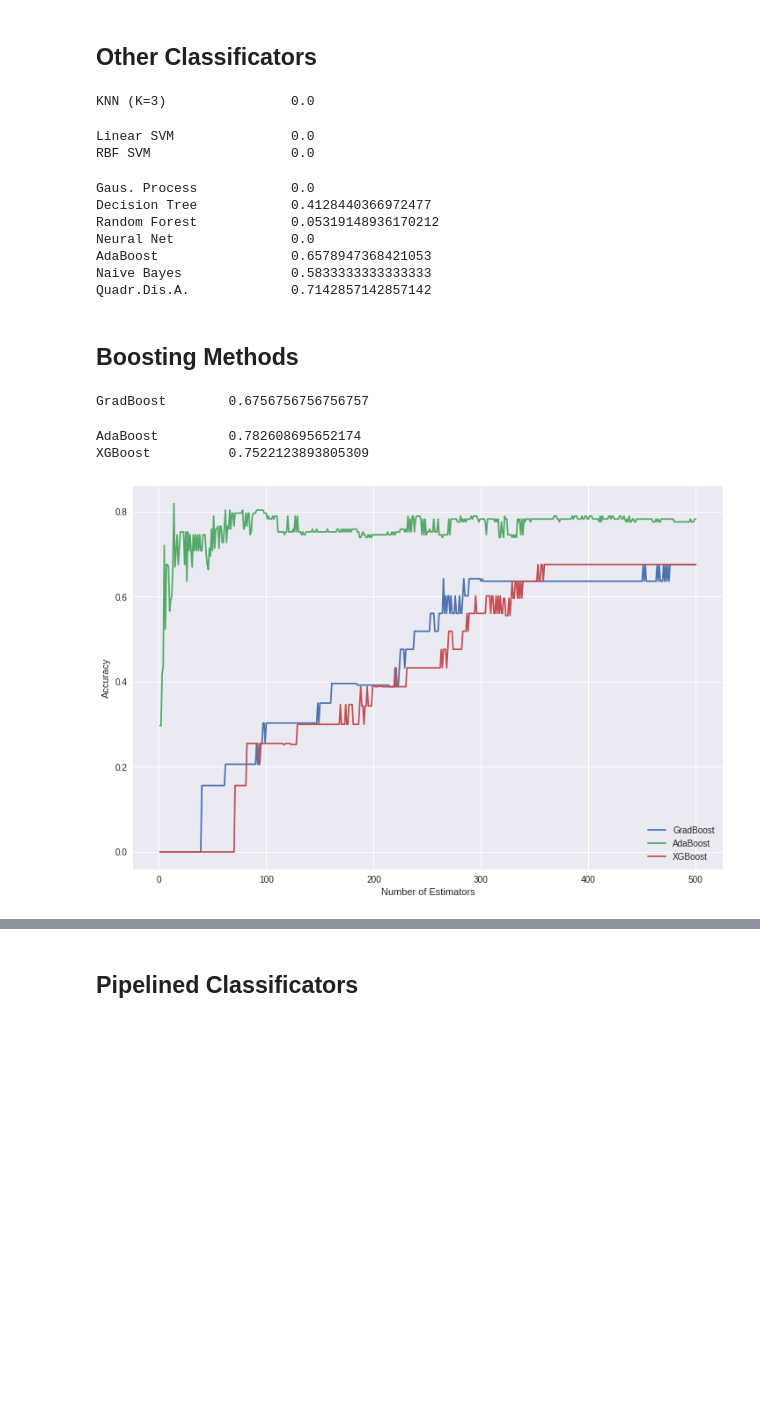
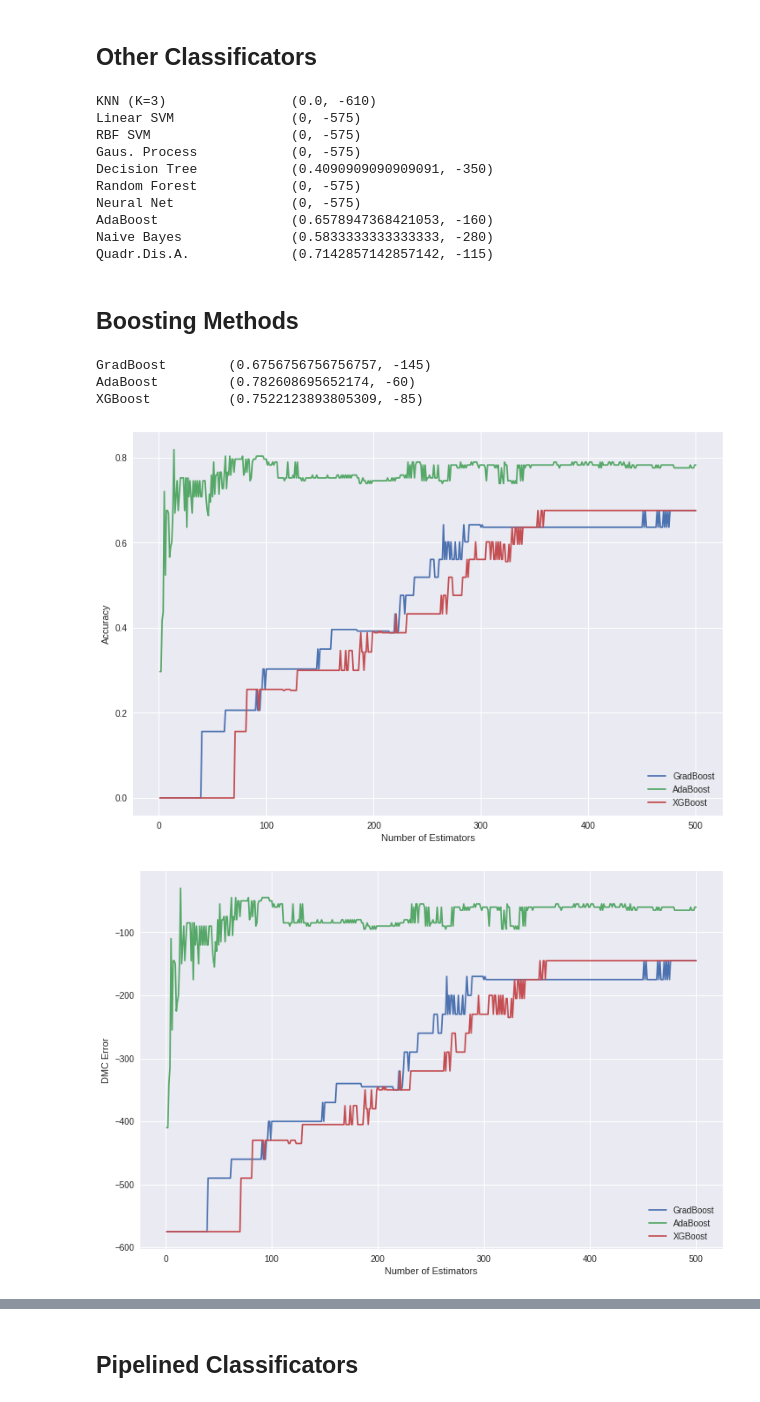
Before and after one commit to LackesLab/dmc2019, a Jupyter notebook: notebooks/alexander_classificator_v1.ipynb, the cells around one changed output, grey strips where cells are left out. Drawn from its saved outputs; the diff is of its cells as text; code cells hidden in the pictures; blank space fills up the shorter version.

```diff
--- a/notebooks/alexander_classificator_v1.ipynb
+++ b/notebooks/alexander_classificator_v1.ipynb
@@ -76,7 +76,7 @@ X_train, X_test, y_train, y_test = df_train_X.values, df_val_X.values, df_train_
 # %%
 def score_function(y_test, y_pred):
   # return metrics.accuracy_score(y_test, y_pred)
-  return metrics.fbeta_score(y_test, y_pred, beta=2)
+  return (0 if all(y_pred == 0) else metrics.fbeta_score(y_test, y_pred, beta=2), np.sum(metrics.confusion_matrix(y_test, y_pred)*np.array([[0, -5],[ -25, 5]])))
   # return metrics.f1_score(y_test, y_pred)
 
 def get_accuracy(classifier):
@@ -130,16 +130,16 @@ classifiers = [
 for name, clf in zip(names, classifiers):
     print(name, "\t\t", get_accuracy(clf))
 # %% [output]
-KNN (K=3)                0.0
+KNN (K=3)                (0.0, -610)
+Linear SVM               (0, -575)
+RBF SVM                  (0, -575)
+Gaus. Process            (0, -575)
+Decision Tree            (0.4090909090909091, -350)
+Random Forest            (0, -575)
+Neural Net               (0, -575)
+AdaBoost                 (0.6578947368421053, -160)
+Naive Bayes              (0.5833333333333333, -280)
+Quadr.Dis.A.             (0.7142857142857142, -115)
-Linear SVM               0.0
-RBF SVM                  0.0
-Gaus. Process            0.0
-Decision Tree            0.4128440366972477
-Random Forest            0.05319148936170212
-Neural Net               0.0
-AdaBoost                 0.6578947368421053
-Naive Bayes              0.5833333333333333
-Quadr.Dis.A.             0.7142857142857142
 # %% [markdown]
 ##  Boosting Methods
 # %%
@@ -147,45 +147,56 @@ n_estimators=500
 
 # plot the accuracy after each boosting iteration
 def get_accuracy_for_n_estimators(classifier):
-  accuracy = np.zeros((n_estimators))
+  accuracy = []
   if (isinstance(classifier, XGBClassifier)):
       for i in range(n_estimators):
           classifier = XGBClassifier(n_estimators=i, random_state=1, max_depth=1)
           classifier.fit(X_train, y_train)
-          accuracy[i] = score_function(y_test, classifier.predict(X_test))
+          accuracy.append(score_function(y_test, classifier.predict(X_test)))
   else:
       for i, y_pred in enumerate(classifier.staged_predict(X_test)):
-          accuracy[i] = score_function(y_test, y_pred)
+          accuracy.append(score_function(y_test, y_pred))
   return accuracy
 
 
 # GradBoost
 classifier_gdb = GradientBoostingClassifier(n_estimators=n_estimators, random_state=1, max_depth=1)
 print("GradBoost", "\t", get_accuracy(classifier_gdb) )
 accuracy_gdb = get_accuracy_for_n_estimators(classifier_gdb)
 
 # AdaBoost
 classifier_adb = AdaBoostClassifier(base_estimator=DecisionTreeClassifier(max_depth=3), n_estimators=n_estimators, algorithm='SAMME', random_state=1)
 print("AdaBoost", "\t", get_accuracy(classifier_adb) )
 accuracy_adb = get_accuracy_for_n_estimators(classifier_adb)
 
 # XGBoost
 classifier_xgb = XGBClassifier(e_estimators=n_estimators, random_state=1, max_depth=3)
 print("XGBoost", "\t", get_accuracy(classifier_xgb) )
 accuracy_xgb = get_accuracy_for_n_estimators(classifier_xgb)
 
 # Plot for each number of estimators
 plt.figure(figsize=(12, 8))
 plt.xlabel('Number of Estimators')
 plt.ylabel('Accuracy')
-plt.plot(np.arange(n_estimators) + 1, accuracy_gdb, label="GradBoost")
-plt.plot(np.arange(n_estimators) + 1, accuracy_adb, label="AdaBoost")
-plt.plot(np.arange(n_estimators) + 1, accuracy_xgb, label="XGBoost")
+plt.plot(np.arange(n_estimators) + 1, list(zip(*accuracy_gdb))[0], label="GradBoost")
+plt.plot(np.arange(n_estimators) + 1, list(zip(*accuracy_adb))[0], label="AdaBoost")
+plt.plot(np.arange(n_estimators) + 1, list(zip(*accuracy_xgb))[0], label="XGBoost")
 plt.legend()
 plt.show()
+
+# Plot for each number of estimators
+plt.figure(figsize=(12, 8))
+plt.xlabel('Number of Estimators')
+plt.ylabel('DMC Error')
+plt.plot(np.arange(n_estimators) + 1, list(zip(*accuracy_gdb))[1], label="GradBoost")
+plt.plot(np.arange(n_estimators) + 1, list(zip(*accuracy_adb))[1], label="AdaBoost")
+plt.plot(np.arange(n_estimators) + 1, list(zip(*accuracy_xgb))[1], label="XGBoost")
+plt.legend()
+plt.show()
 # %% [output]
-GradBoost        0.6756756756756757
+GradBoost        (0.6756756756756757, -145)
+AdaBoost         (0.782608695652174, -60)
+XGBoost          (0.7522123893805309, -85)
-AdaBoost         0.782608695652174
-XGBoost          0.7522123893805309
 [figure]
+[figure, added]
 # %%
```
Also changed, not shown: parts of 9 cells of this notebook.
